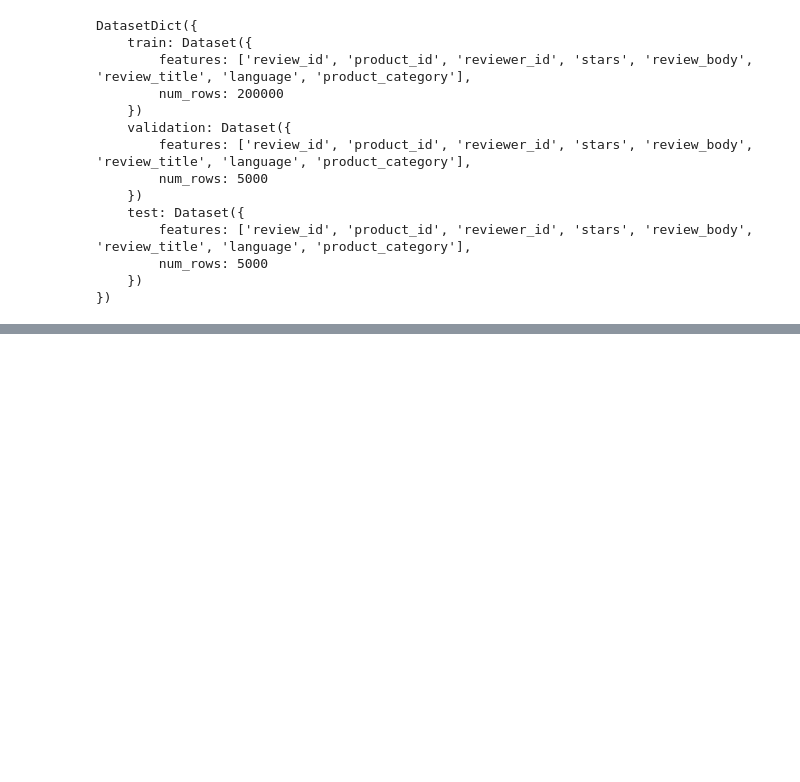
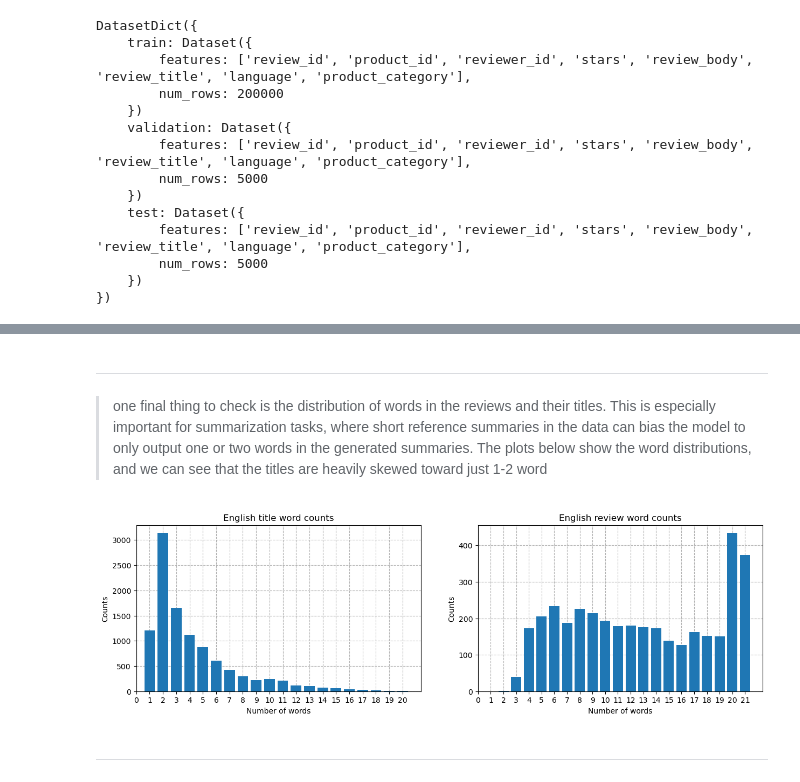
Before and after one commit to buruzaemon/hf-nlp-course, a Jupyter notebook: HF_NLP_Ch7_4_summarization.ipynb, the cells around one changed output, grey strips where cells are left out. Drawn from its saved outputs; the diff is of its cells as text; code cells hidden in the pictures; blank space fills up the shorter version.

Commit message:
WIP: summarization NLP task

```diff
--- a/HF_NLP_Ch7_4_summarization.ipynb
+++ b/HF_NLP_Ch7_4_summarization.ipynb
@@ -66,0 +157,7 @@ DatasetDict({
+# %%
+def filter_books(example):
+    return example["product_category"] in ("book", "digital_ebook_purchase")
+# %%
+english_books = dataset_en.filter(filter_books)
+
+show_samples(english_books)
@@ -66,0 +186,14 @@ DatasetDict({
+# %% [markdown]
+<hr width=40%/>
+# %% [markdown]
+>  one final thing to check is the distribution of words in the reviews and their titles. This is especially important for summarization tasks, where short reference summaries in the data can bias the model to only output one or two words in the generated summaries. The plots below show the word distributions, and we can see that the titles are heavily skewed toward just 1-2 word
+# %%
+def en_word_count(example):
+    title_char_count = len(example['review_title'].strip().split())
+    review_char_count = len(example['review_body'].strip().split())
+    return {
+        "title_count": title_char_count,
+        "review_count": review_char_count
+    }
+
+english_books = english_books.map(en_word_count)
@@ -66,0 +223,27 @@ DatasetDict({
+# %%
+import numpy as np
+import matplotlib.pyplot as plt
+
+fig, (ax1, ax2) = plt.subplots(1,2, figsize=(15,4))
+
+ax1.grid(linestyle='--')
+ax1.bar(en_title_num_words[:20], en_title_counts[:20], zorder=2)
+ax1.set_xlabel('Number of words')
+ax1.set_ylabel('Counts')
+ax1.set_xticks(list(range(en_title_num_words[:20][-1]+1)))
+ax1.set_xlim(left=0)
+ax1.set_title('English title word counts')
+
+ax2.grid(linestyle='--')
+ax2.bar(en_review_num_words[:20], en_review_counts[:20], zorder=2)
+ax2.set_xlabel('Number of words')
+ax2.set_ylabel('Counts')
+ax2.set_xticks(list(range(0, en_review_num_words[:20][-1]+1)))
+ax2.set_xlim(left=0)
+ax2.set_title('English review word counts')
+
+plt.show()
+# %% [output]
+[figure, added]
+# %% [markdown]
+<hr width=40%/>
```
Also changed, not shown: parts of 23 cells of this notebook, 2 other files.
